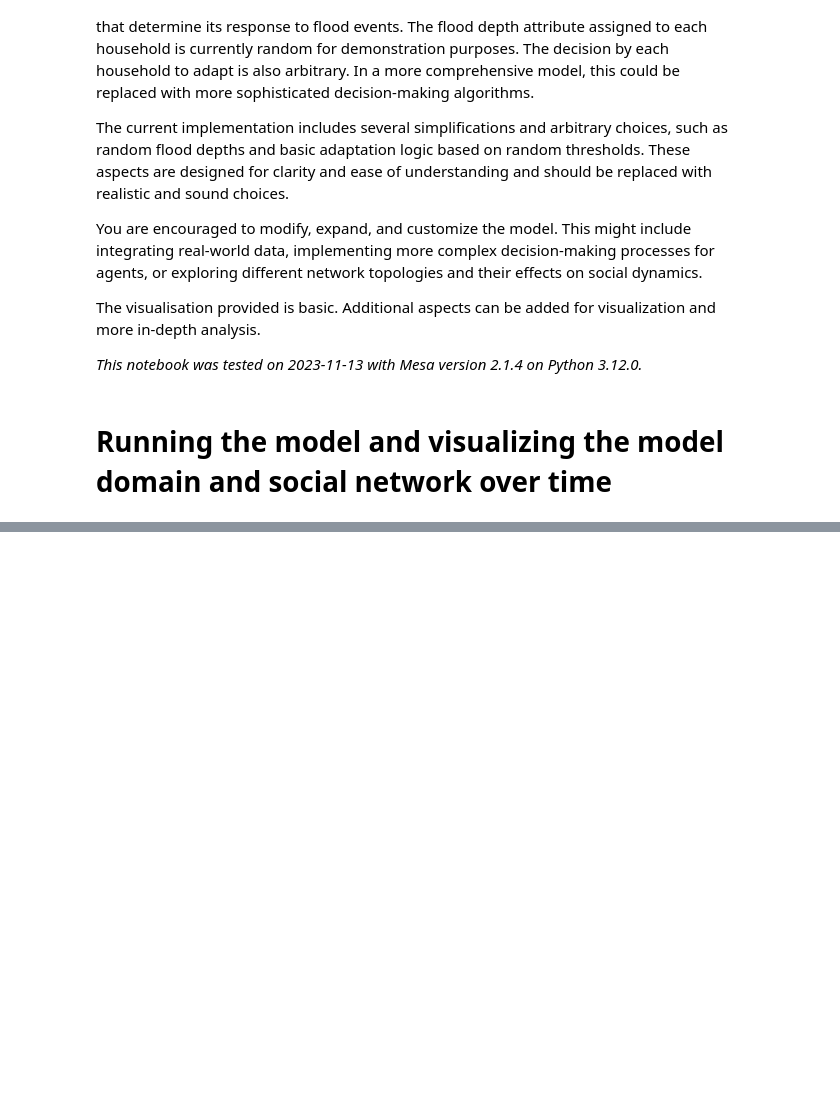
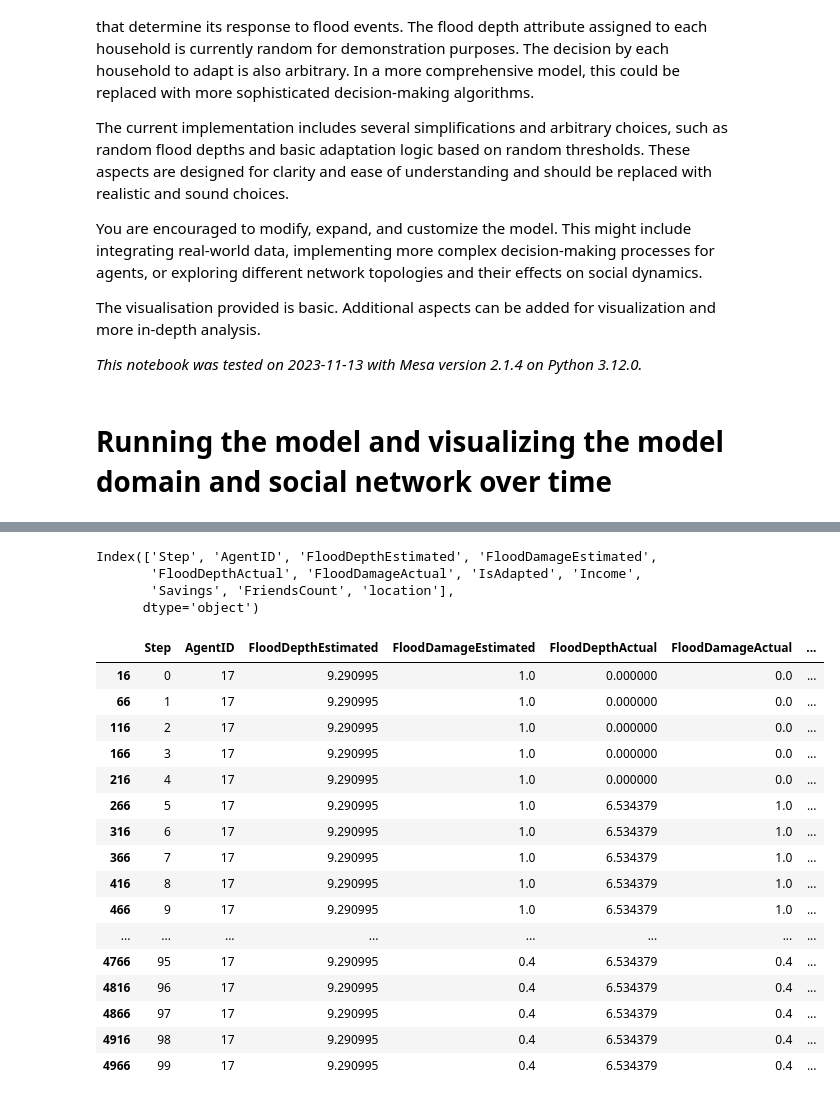
Before and after one commit to ctezgec/abm, a Jupyter notebook: model/demo.ipynb, the cells around one changed output, grey strips where cells are left out. Drawn from its saved outputs; the diff is of its cells as text; code cells hidden in the pictures; blank space fills up the shorter version.

```diff
--- a/model/demo.ipynb
+++ b/model/demo.ipynb
@@ -87,6 +86,36 @@ for step in range(20):
 # %%
 agent_data = model.datacollector.get_agent_vars_dataframe()
-agent_data
+agent_data.reset_index(inplace=True)
+# %%
+agent_data.columns
+# %% [output]
+Index(['Step', 'AgentID', 'FloodDepthEstimated', 'FloodDamageEstimated',
+       'FloodDepthActual', 'FloodDamageActual', 'IsAdapted', 'Income',
+       'Savings', 'FriendsCount', 'location'],
+      dtype='object')
+# %%
+import pandas as pd
+pd.set_option('display.max_rows', None)
+pd.set_option('display.max_columns', None)
+agent_data[agent_data["AgentID"]==17]
+# %% [output]
+|  | Step | AgentID | FloodDepthEstimated | FloodDamageEstimated | FloodDepthActual | FloodDamageActual | ... |
+| 16 | 0 | 17 | 9.290995 | 1.0 | 0.000000 | 0.0 | ... |
+| 66 | 1 | 17 | 9.290995 | 1.0 | 0.000000 | 0.0 | ... |
+| 116 | 2 | 17 | 9.290995 | 1.0 | 0.000000 | 0.0 | ... |
+| 166 | 3 | 17 | 9.290995 | 1.0 | 0.000000 | 0.0 | ... |
+| 216 | 4 | 17 | 9.290995 | 1.0 | 0.000000 | 0.0 | ... |
+| 266 | 5 | 17 | 9.290995 | 1.0 | 6.534379 | 1.0 | ... |
+| 316 | 6 | 17 | 9.290995 | 1.0 | 6.534379 | 1.0 | ... |
+| 366 | 7 | 17 | 9.290995 | 1.0 | 6.534379 | 1.0 | ... |
+| 416 | 8 | 17 | 9.290995 | 1.0 | 6.534379 | 1.0 | ... |
+| 466 | 9 | 17 | 9.290995 | 1.0 | 6.534379 | 1.0 | ... |
+| ... | ... | ... | ... | ... | ... | ... | ... |
+| 4766 | 95 | 17 | 9.290995 | 0.4 | 6.534379 | 0.4 | ... |
+| 4816 | 96 | 17 | 9.290995 | 0.4 | 6.534379 | 0.4 | ... |
+| 4866 | 97 | 17 | 9.290995 | 0.4 | 6.534379 | 0.4 | ... |
+| 4916 | 98 | 17 | 9.290995 | 0.4 | 6.534379 | 0.4 | ... |
+| 4966 | 99 | 17 | 9.290995 | 0.4 | 6.534379 | 0.4 | ... |
 # %%
 model_data = model.datacollector.get_model_vars_dataframe()
 model_data
```
Also changed, not shown: parts of 7 cells of this notebook, 2 other files.
